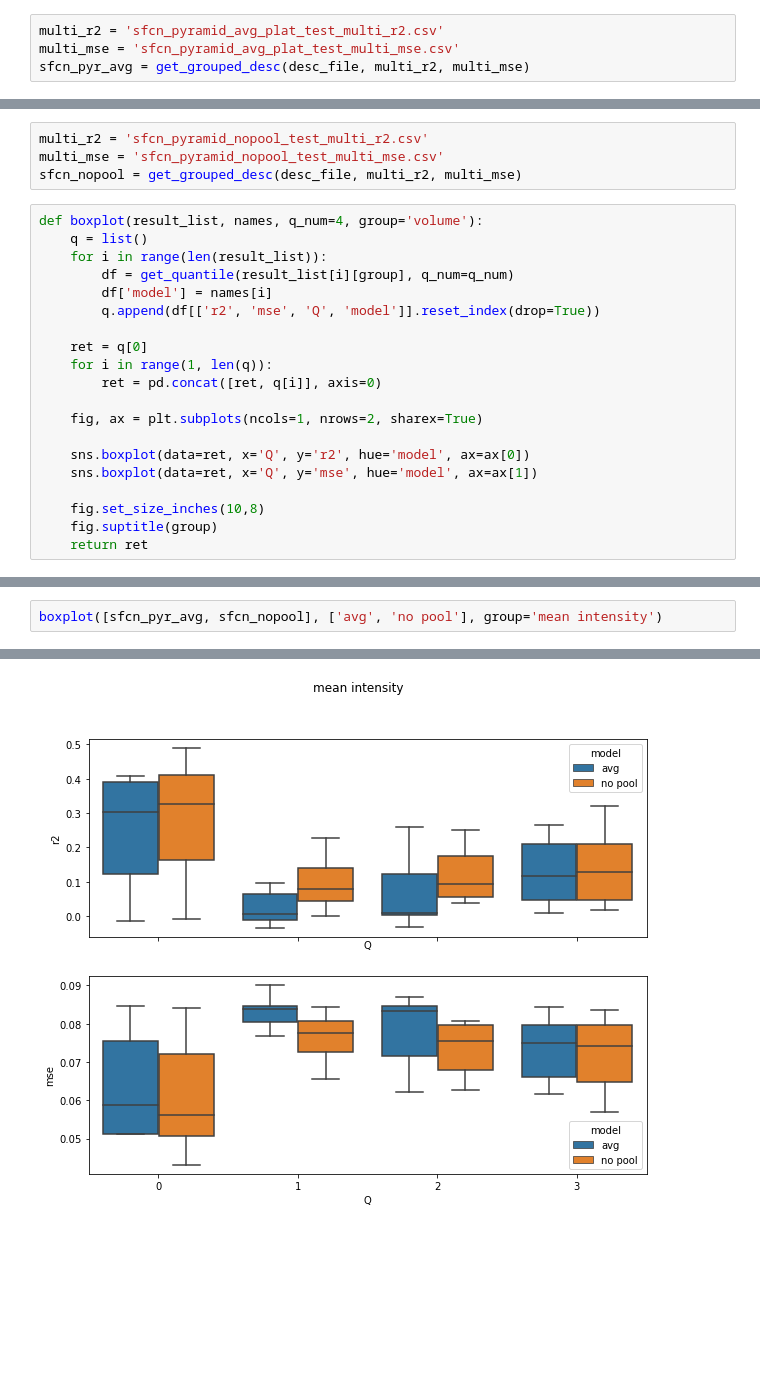
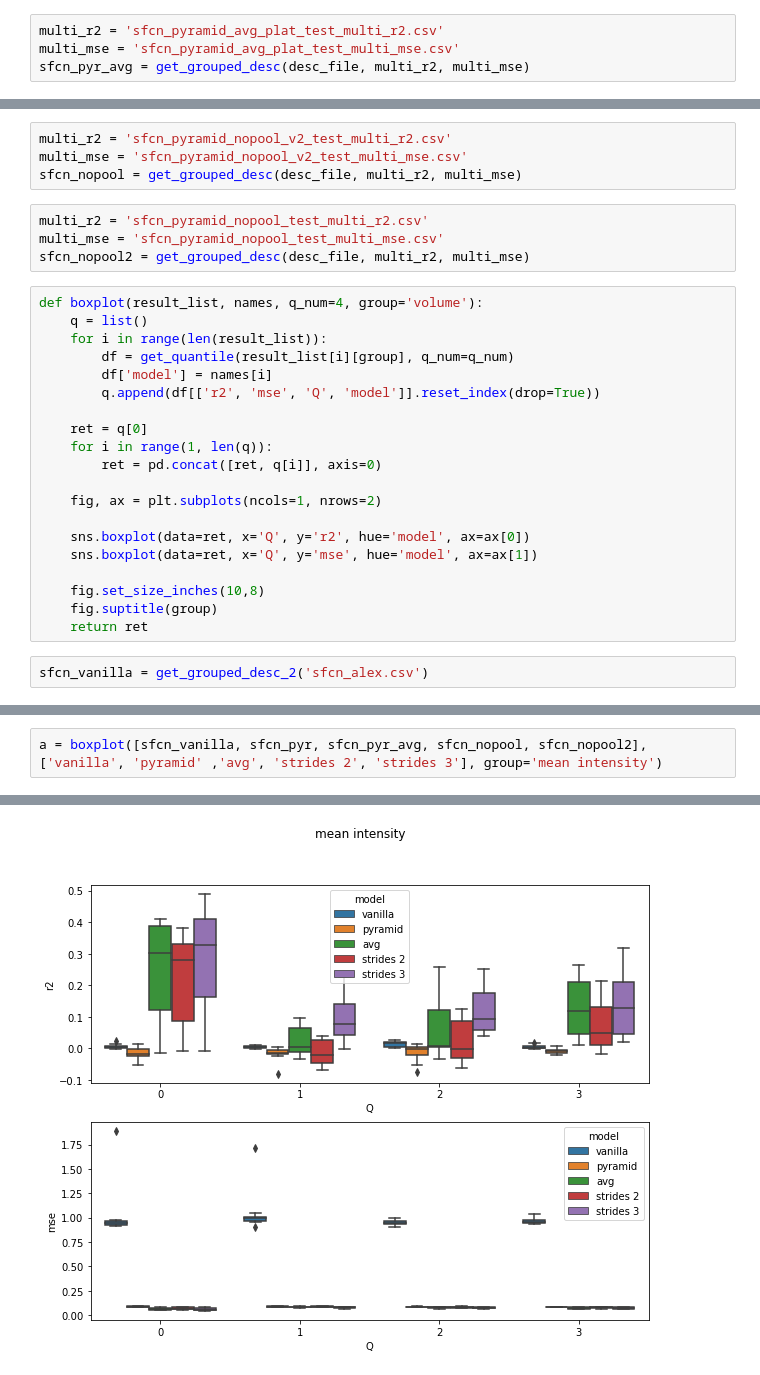
Before and after one commit to bramantyois/brain_idp_cnn, a Jupyter notebook: results/scratches.ipynb, the cells around one changed output, grey strips where cells are left out. Saved outputs shown, nothing was run; the diff lists cells and outputs as text; blank space fills up the shorter version.

```diff
--- a/results/scratches.ipynb
+++ b/results/scratches.ipynb
@@ -49,7 +74,11 @@ sfcn_pyr_avg = get_grouped_desc(desc_file, multi_r2, multi_mse)
+# %%
+multi_r2 = 'sfcn_pyramid_nopool_v2_test_multi_r2.csv'
+multi_mse = 'sfcn_pyramid_nopool_v2_test_multi_mse.csv'
+sfcn_nopool = get_grouped_desc(desc_file, multi_r2, multi_mse)
 # %%
 multi_r2 = 'sfcn_pyramid_nopool_test_multi_r2.csv'
 multi_mse = 'sfcn_pyramid_nopool_test_multi_mse.csv'
-sfcn_nopool = get_grouped_desc(desc_file, multi_r2, multi_mse)
+sfcn_nopool2 = get_grouped_desc(desc_file, multi_r2, multi_mse)
 # %%
 def boxplot(result_list, names, q_num=4, group='volume'):
     q = list()
@@ -62,7 +91,7 @@ def boxplot(result_list, names, q_num=4, group='volume'):
     for i in range(1, len(q)):
         ret = pd.concat([ret, q[i]], axis=0)
 
-    fig, ax = plt.subplots(ncols=1, nrows=2, sharex=True)
+    fig, ax = plt.subplots(ncols=1, nrows=2)
 
     sns.boxplot(data=ret, x='Q', y='r2', hue='model', ax=ax[0])
     sns.boxplot(data=ret, x='Q', y='mse', hue='model', ax=ax[1])
@@ -70,4 +99,6 @@ def boxplot(result_list, names, q_num=4, group='volume'):
     fig.set_size_inches(10,8)
     fig.suptitle(group)
     return ret
+# %%
+sfcn_vanilla = get_grouped_desc_2('sfcn_alex.csv')
 # %%
@@ -128,3 +120,3 @@ boxplot([sfcn_pyr_avg, sfcn_nopool], ['avg', 'no pool'], group='mean thickness')
 # %%
-boxplot([sfcn_pyr_avg, sfcn_nopool], ['avg', 'no pool'], group='mean intensity')
+a = boxplot([sfcn_vanilla, sfcn_pyr, sfcn_pyr_avg, sfcn_nopool, sfcn_nopool2], ['vanilla', 'pyramid' ,'avg', 'strides 2', 'strides 3'], group='mean intensity')
 # %% [output]
@@ -144 +123 @@ boxplot([sfcn_pyr_avg, sfcn_nopool], ['avg', 'no pool'], group='mean intensity')
-[figure, old version]
+[figure, new version]
```
Also changed, not shown: parts of 11 cells of this notebook, 8 other files.
